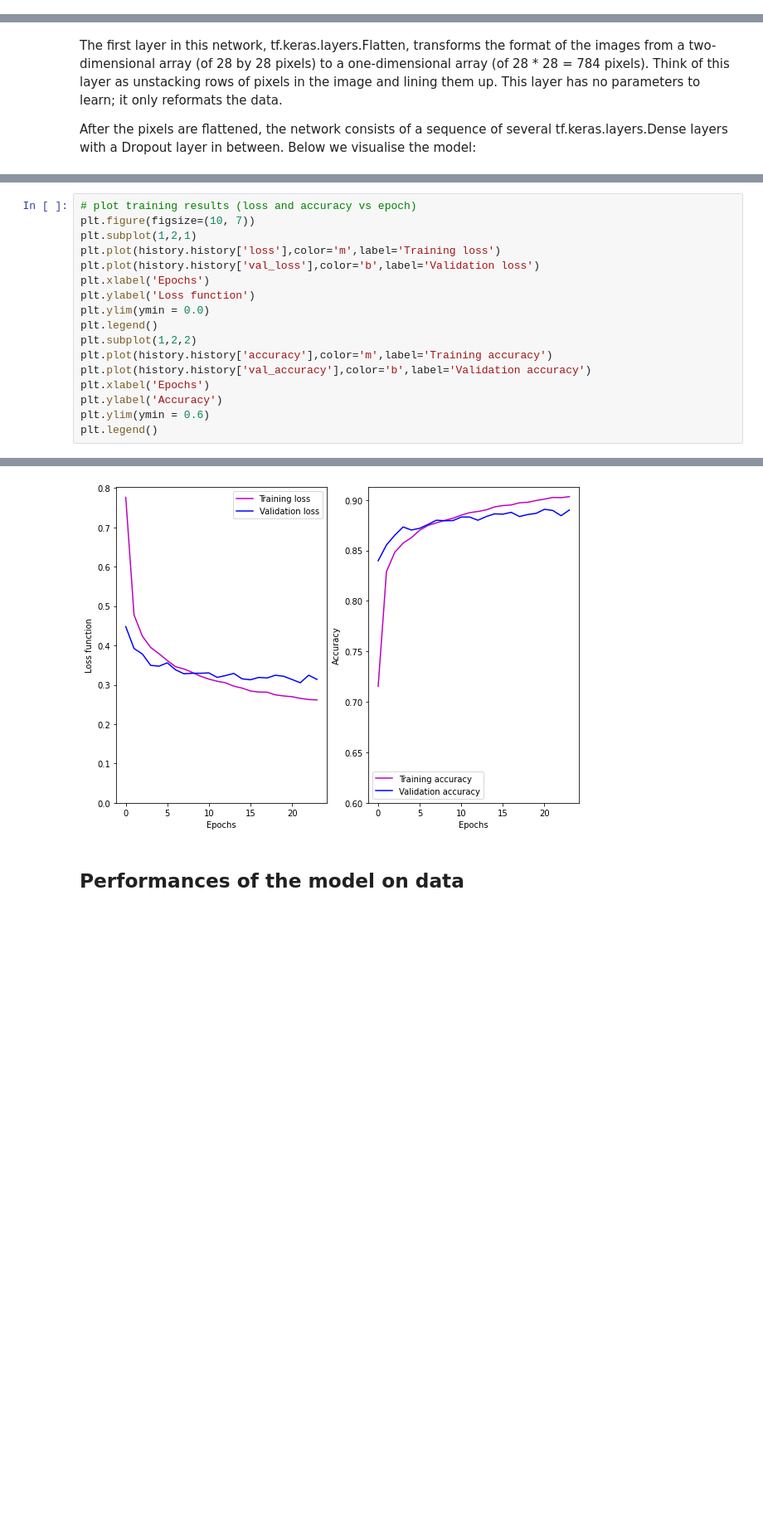
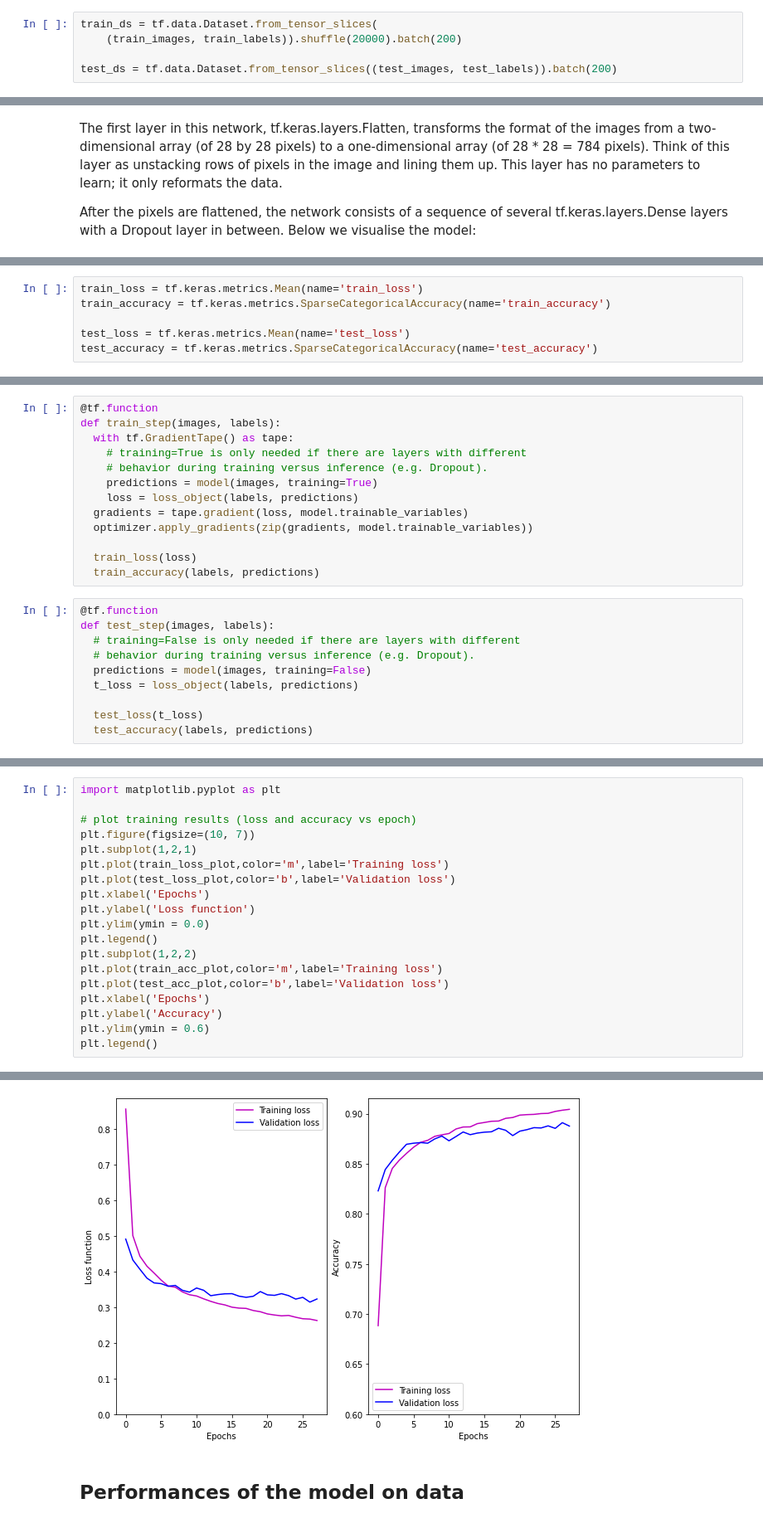
Before and after one commit to landerlini/mlinfn-advanced-hackathon, a Jupyter notebook: introduction_to_tensorflow/Introduction_to_Tensorflow.ipynb, the cells around one changed output, grey strips where cells are left out. Shown at 83% size. Saved outputs shown, nothing was run; the diff lists cells and outputs as text; blank space fills up the shorter version.

```diff
--- a/introduction_to_tensorflow/Introduction_to_Tensorflow.ipynb
+++ b/introduction_to_tensorflow/Introduction_to_Tensorflow.ipynb
@@ -167,0 +146,5 @@ To enable them in other operations, rebuild TensorFlow with the appropriate comp
+# %%
+train_ds = tf.data.Dataset.from_tensor_slices(
+    (train_images, train_labels)).shuffle(20000).batch(200)
+
+test_ds = tf.data.Dataset.from_tensor_slices((test_images, test_labels)).batch(200)
@@ -231,0 +200,6 @@ Epoch 00024: early stopping
+# %%
+train_loss = tf.keras.metrics.Mean(name='train_loss')
+train_accuracy = tf.keras.metrics.SparseCategoricalAccuracy(name='train_accuracy')
+
+test_loss = tf.keras.metrics.Mean(name='test_loss')
+test_accuracy = tf.keras.metrics.SparseCategoricalAccuracy(name='test_accuracy')
@@ -231,0 +208,23 @@ Epoch 00024: early stopping
+# %%
+@tf.function
+def train_step(images, labels):
+  with tf.GradientTape() as tape:
+    # training=True is only needed if there are layers with different
+    # behavior during training versus inference (e.g. Dropout).
+    predictions = model(images, training=True)
+    loss = loss_object(labels, predictions)
+  gradients = tape.gradient(loss, model.trainable_variables)
+  optimizer.apply_gradients(zip(gradients, model.trainable_variables))
+
+  train_loss(loss)
+  train_accuracy(labels, predictions)
+# %%
+@tf.function
+def test_step(images, labels):
+  # training=False is only needed if there are layers with different
+  # behavior during training versus inference (e.g. Dropout).
+  predictions = model(images, training=False)
+  t_loss = loss_object(labels, predictions)
+
+  test_loss(t_loss)
+  test_accuracy(labels, predictions)
@@ -232,23 +299,25 @@ Epoch 00024: early stopping
 # %%
+import matplotlib.pyplot as plt
+
 # plot training results (loss and accuracy vs epoch)
 plt.figure(figsize=(10, 7))
 plt.subplot(1,2,1)
-plt.plot(history.history['loss'],color='m',label='Training loss')
-plt.plot(history.history['val_loss'],color='b',label='Validation loss')
+plt.plot(train_loss_plot,color='m',label='Training loss')
+plt.plot(test_loss_plot,color='b',label='Validation loss')
 plt.xlabel('Epochs')
 plt.ylabel('Loss function')
 plt.ylim(ymin = 0.0)
 plt.legend()
 plt.subplot(1,2,2)
-plt.plot(history.history['accuracy'],color='m',label='Training accuracy')
-plt.plot(history.history['val_accuracy'],color='b',label='Validation accuracy')
+plt.plot(train_acc_plot,color='m',label='Training loss')
+plt.plot(test_acc_plot,color='b',label='Validation loss')
 plt.xlabel('Epochs')
 plt.ylabel('Accuracy')
 plt.ylim(ymin = 0.6)
 plt.legend()
 # %% [output]
 <matplotlib.legend.Legend at 0x...>
-[figure, old version]
+[figure, new version]
 # %% [markdown]
 ## Performances of the model on data
 # %%
```
Also changed, not shown: parts of 52 cells of this notebook.
